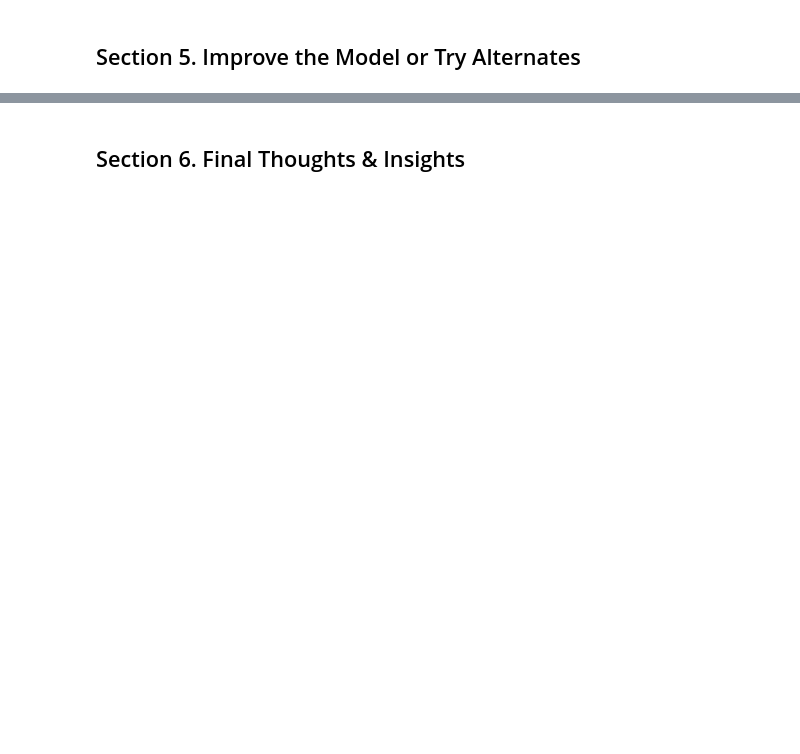
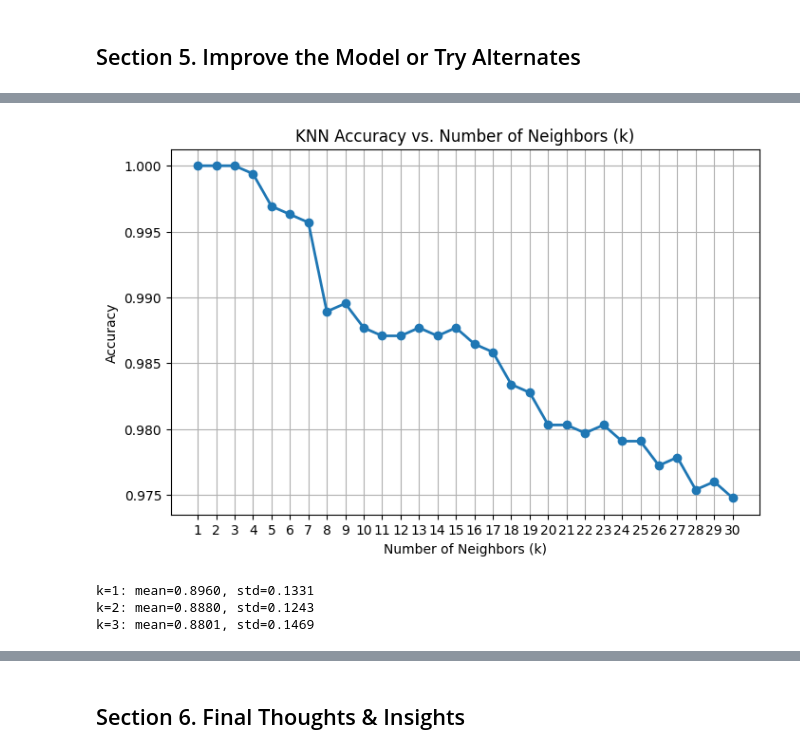
Before and after one commit to reedbc1/ml_classification_brendan, a Jupyter notebook: classification_brendan.ipynb, the cells around one changed output, grey strips where cells are left out. Saved outputs shown, nothing was run; the diff lists cells and outputs as text; code cells hidden in the pictures; blank space fills up the shorter version.

```diff
--- a/classification_brendan.ipynb
+++ b/classification_brendan.ipynb
@@ -106 +232,21 @@ Reflection 3: Why did you choose these features? How might they impact predictio
+# %%
+plt.figure(figsize=(8,5))
+plt.plot(k_values, accuracies, marker='o', linestyle='-', linewidth=2)
+plt.title('KNN Accuracy vs. Number of Neighbors (k)')
+plt.xlabel('Number of Neighbors (k)')
+plt.ylabel('Accuracy')
+plt.grid(True)
+plt.xticks(k_values)
+plt.show()
+# %% [output]
+[figure, added]
+# %%
+for k in [1, 2, 3]:
+    model = KNeighborsClassifier(n_neighbors=k)
+    scores = cross_val_score(model, X, y, cv=5)
+    print(f"k={k}: mean={scores.mean():.4f}, std={scores.std():.4f}")
+# %% [output]
+k=1: mean=0.8960, std=0.1331
+k=2: mean=0.8880, std=0.1243
+k=3: mean=0.8801, std=0.1469
 # %% [markdown]
```
Also changed, not shown: parts of 28 cells of this notebook, 1 other file.
